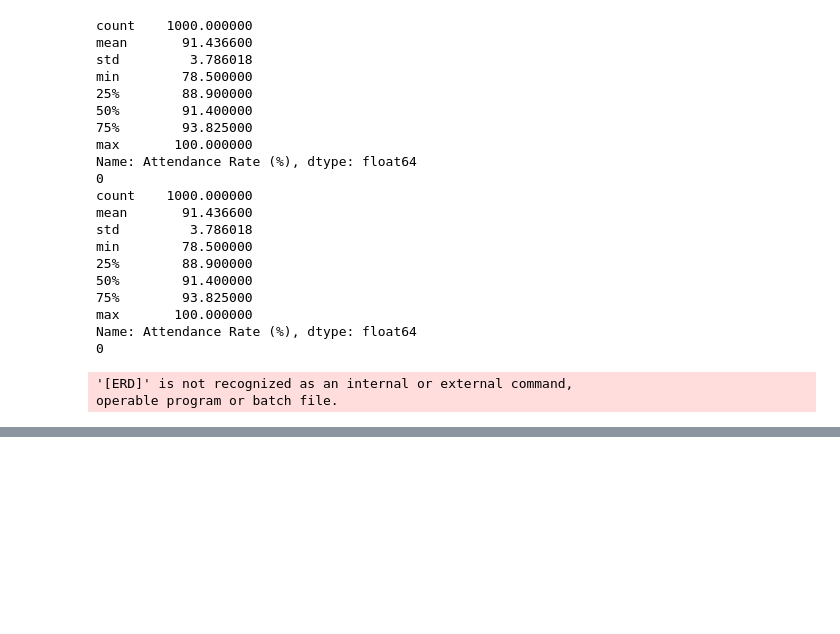
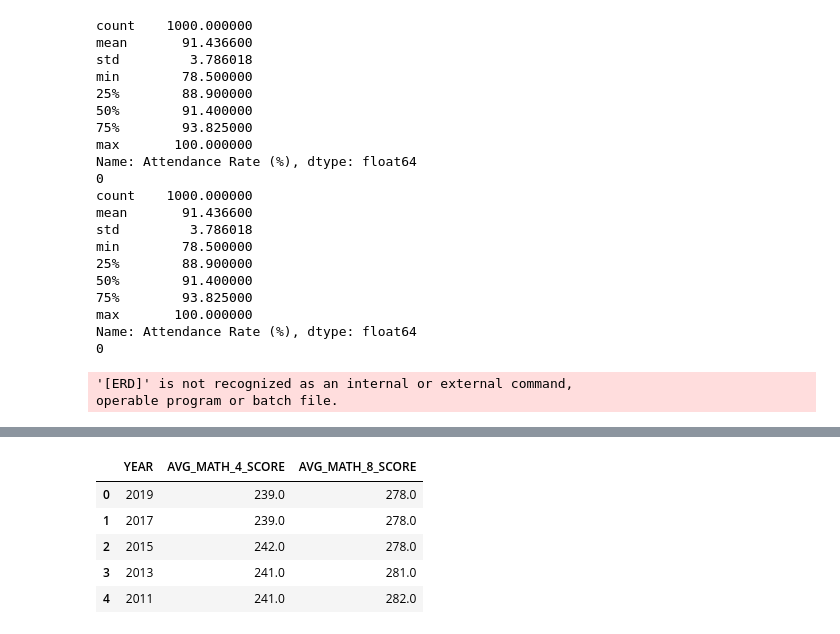
Before and after one commit to peklein1/Tracking-Progress-Throughout-Elementary-School, a Jupyter notebook: Notebooks/schooldata.ipynb, the cells around one changed output, grey strips where cells are left out. Saved outputs shown, nothing was run; the diff lists cells and outputs as text; code cells hidden in the pictures; blank space fills up the shorter version.

```diff
--- a/Notebooks/schooldata.ipynb
+++ b/Notebooks/schooldata.ipynb
@@ -754,0 +784,18 @@ with sqlite3.connect("data/school_progress.db") as conn:
+# %%
+pd.read_sql(
+    """
+    SELECT year, avg_math_4_score, avg_math_8_score
+    FROM state_benchmarks
+    WHERE avg_math_4_score IS NOT NULL
+    ORDER BY year DESC
+    LIMIT 5
+    """,
+    conn
+)
+# %% [output]
+|  | YEAR | AVG_MATH_4_SCORE | AVG_MATH_8_SCORE |
+| 0 | 2019 | 239.0 | 278.0 |
+| 1 | 2017 | 239.0 | 278.0 |
+| 2 | 2015 | 242.0 | 278.0 |
+| 3 | 2013 | 241.0 | 281.0 |
+| 4 | 2011 | 241.0 | 282.0 |
```
Also changed, not shown: parts of 2 cells of this notebook.
